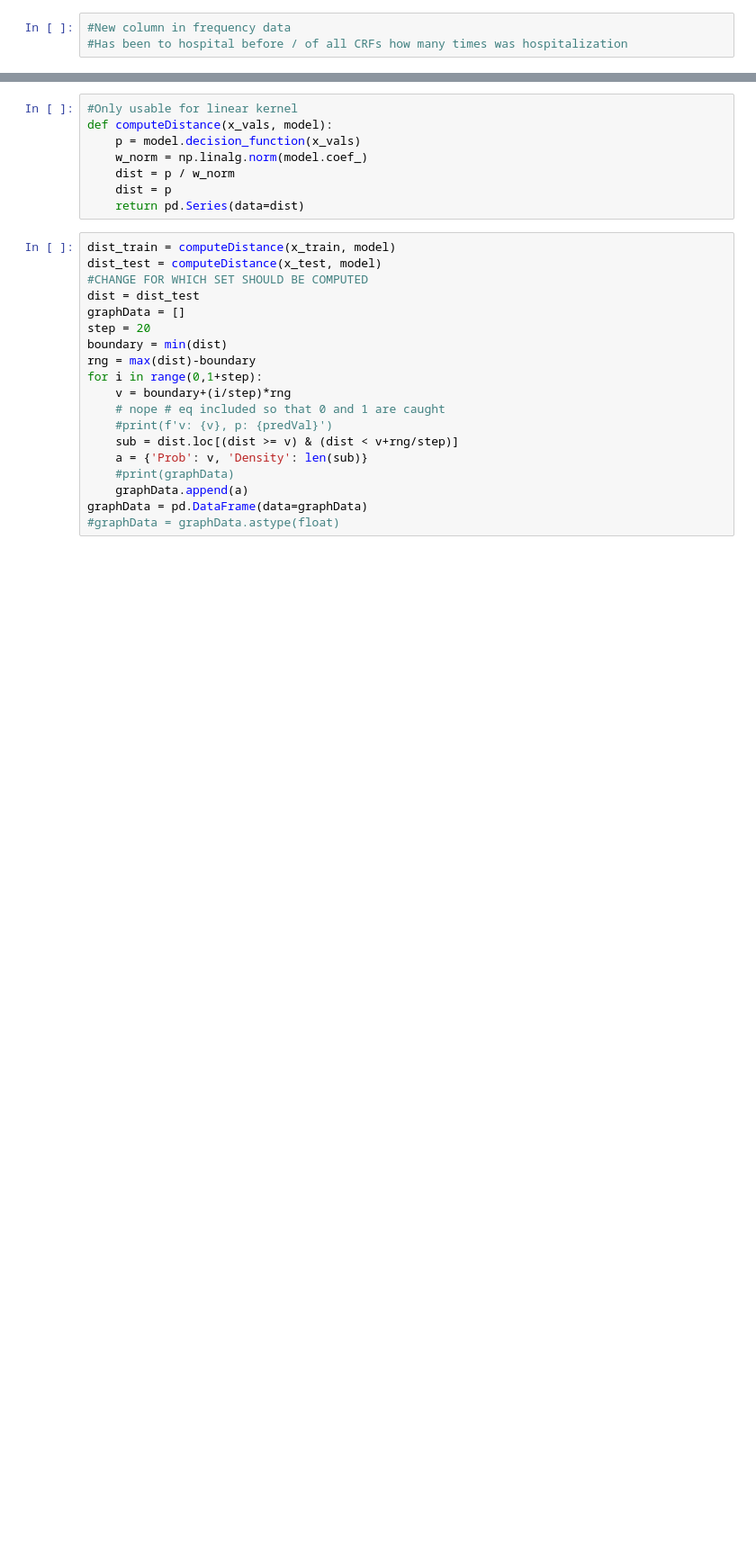
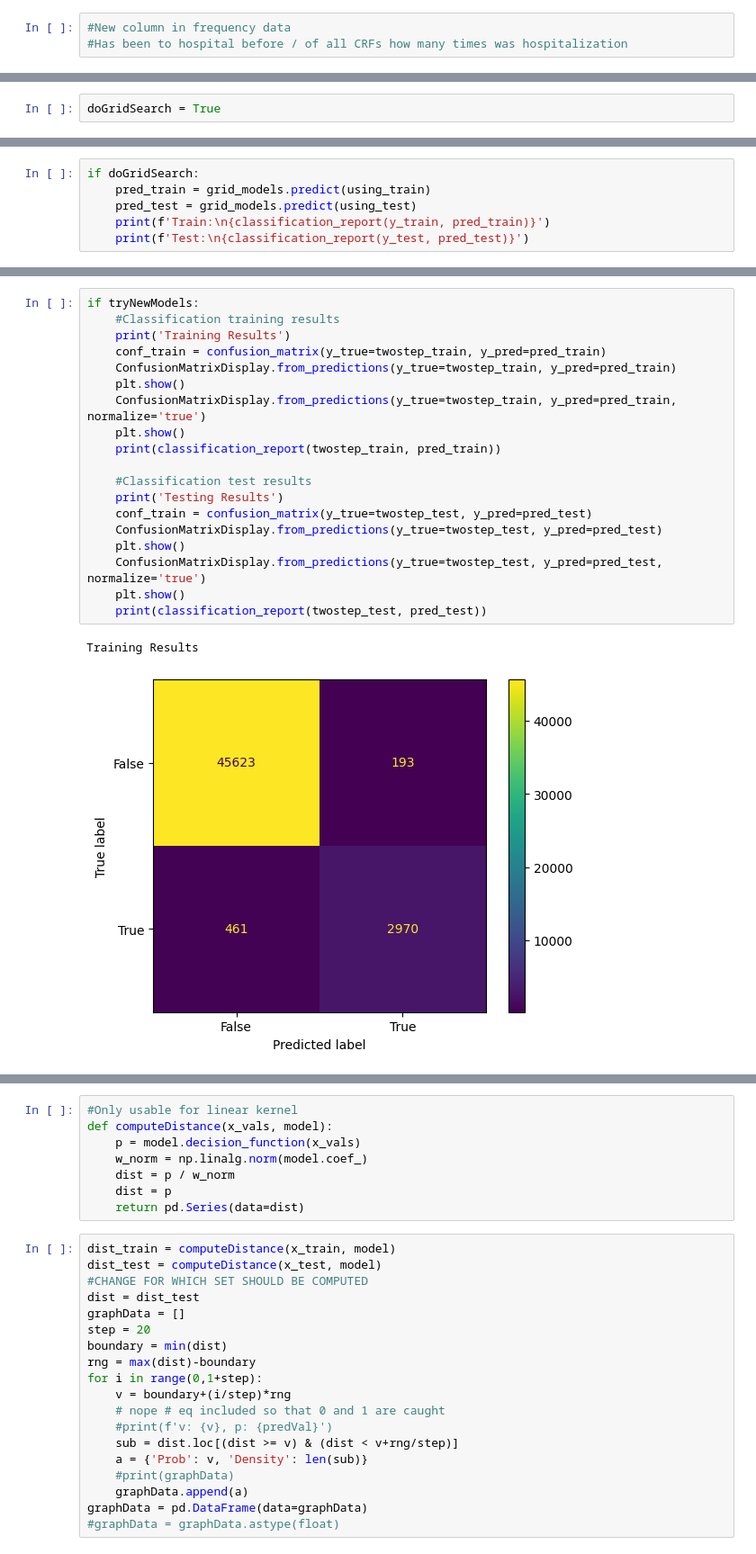
Before and after one commit to BrendanL72/Hospitalization-Risk, a Jupyter notebook: TryingModels.ipynb, the cells around one changed output, grey strips where cells are left out. Shown at 90% size. Cells and saved outputs as stored; diff of their text form; blank space fills up the shorter version.

```diff
--- a/TryingModels.ipynb
+++ b/TryingModels.ipynb
@@ -114,0 +232,2 @@ weighted avg       1.00      1.00      1.00     13982
+# %%
+doGridSearch = True
@@ -114,0 +317,6 @@ weighted avg       1.00      1.00      1.00     13982
+# %%
+if doGridSearch:
+    pred_train = grid_models.predict(using_train)
+    pred_test = grid_models.predict(using_test)
+    print(f'Train:\n{classification_report(y_train, pred_train)}')
+    print(f'Test:\n{classification_report(y_test, pred_test)}')
@@ -114,0 +596,22 @@ weighted avg       1.00      1.00      1.00     13982
+# %%
+if tryNewModels:
+    #Classification training results
+    print('Training Results')
+    conf_train = confusion_matrix(y_true=twostep_train, y_pred=pred_train)
+    ConfusionMatrixDisplay.from_predictions(y_true=twostep_train, y_pred=pred_train)
+    plt.show()
+    ConfusionMatrixDisplay.from_predictions(y_true=twostep_train, y_pred=pred_train, normalize='true')
+    plt.show()
+    print(classification_report(twostep_train, pred_train))
+
+    #Classification test results
+    print('Testing Results')
+    conf_train = confusion_matrix(y_true=twostep_test, y_pred=pred_test)
+    ConfusionMatrixDisplay.from_predictions(y_true=twostep_test, y_pred=pred_test)
+    plt.show()
+    ConfusionMatrixDisplay.from_predictions(y_true=twostep_test, y_pred=pred_test, normalize='true')
+    plt.show()
+    print(classification_report(twostep_test, pred_test))
+# %% [output]
+Training Results
+[figure, added]
```
Also changed, not shown: parts of 55 cells of this notebook.
